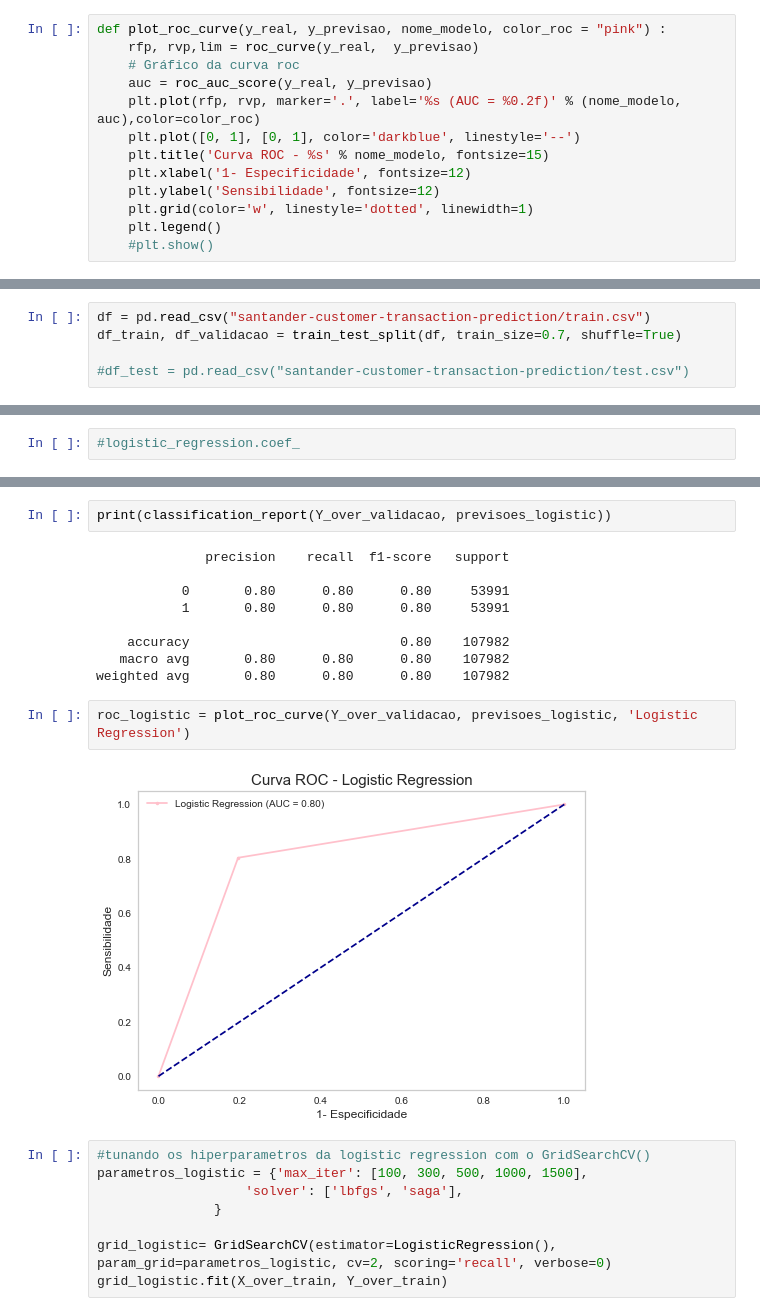
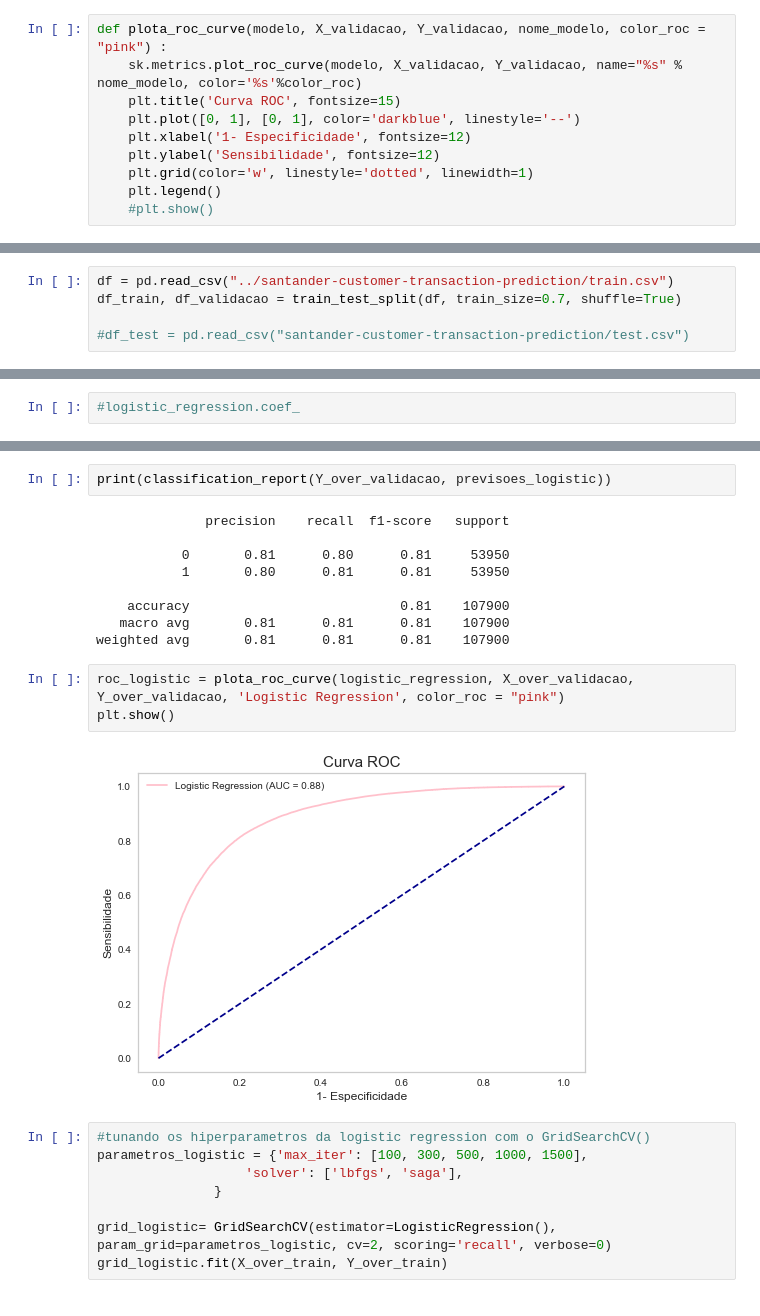
Before and after one commit to ramosrafaela/Santander-Customer-Transaction-Prediction, a Jupyter notebook: Santander_Customer_Transaction_Prediction.ipynb, the cells around one changed output, grey strips where cells are left out. Cells and saved outputs as stored; diff of their text form.

Commit message:
atualizando o projeto com a roc curve calculada corretamentem, atualizo tambem a roc curve do readme

```diff
--- a/Santander_Customer_Transaction_Prediction.ipynb
+++ b/Santander_Customer_Transaction_Prediction.ipynb
@@ -81,13 +81,10 @@ def show_info(data) :
     print('NULL VALUES PER FEATURE')
     print(data.isnull().sum())
 # %%
-def plot_roc_curve(y_real, y_previsao, nome_modelo, color_roc = "pink") :
-    rfp, rvp,lim = roc_curve(y_real,  y_previsao)
-    # Gráfico da curva roc
-    auc = roc_auc_score(y_real, y_previsao)
-    plt.plot(rfp, rvp, marker='.', label='%s (AUC = %0.2f)' % (nome_modelo, auc),color=color_roc)
+def plota_roc_curve(modelo, X_validacao, Y_validacao, nome_modelo, color_roc = "pink") :
+    sk.metrics.plot_roc_curve(modelo, X_validacao, Y_validacao, name="%s" % nome_modelo, color='%s'%color_roc)
+    plt.title('Curva ROC', fontsize=15)
     plt.plot([0, 1], [0, 1], color='darkblue', linestyle='--')
-    plt.title('Curva ROC - %s' % nome_modelo, fontsize=15)
     plt.xlabel('1- Especificidade', fontsize=12)
     plt.ylabel('Sensibilidade', fontsize=12)
     plt.grid(color='w', linestyle='dotted', linewidth=1)
@@ -106,7 +103,7 @@ def plot_curva_learning(modelo, nome_modelo) :
     plt.legend()
     plt.show()
 # %%
-df = pd.read_csv("santander-customer-transaction-prediction/train.csv")
+df = pd.read_csv("../santander-customer-transaction-prediction/train.csv")
 df_train, df_validacao = train_test_split(df, train_size=0.7, shuffle=True)
 
 #df_test = pd.read_csv("santander-customer-transaction-prediction/test.csv")
@@ -446,16 +444,17 @@ print(classification_report(Y_over_validacao, previsoes_logistic))
 # %% [output]
               precision    recall  f1-score   support
 
-           0       0.80      0.80      0.80     53991
-           1       0.80      0.80      0.80     53991
+           0       0.81      0.80      0.81     53950
+           1       0.80      0.81      0.81     53950
 
-    accuracy                           0.80    107982
-   macro avg       0.80      0.80      0.80    107982
-weighted avg       0.80      0.80      0.80    107982
+    accuracy                           0.81    107900
+   macro avg       0.81      0.81      0.81    107900
+weighted avg       0.81      0.81      0.81    107900
 # %%
-roc_logistic = plot_roc_curve(Y_over_validacao, previsoes_logistic, 'Logistic Regression')
+roc_logistic = plota_roc_curve(logistic_regression, X_over_validacao, Y_over_validacao, 'Logistic Regression', color_roc = "pink")
+plt.show()
 # %% [output]
-[figure, old version]
+[figure, new version]
 # %%
 #tunando os hiperparametros da logistic regression com o GridSearchCV()
 parametros_logistic = {'max_iter': [100, 300, 500, 1000, 1500],
```
Also changed, not shown: parts of 38 cells of this notebook, 1 other file.
